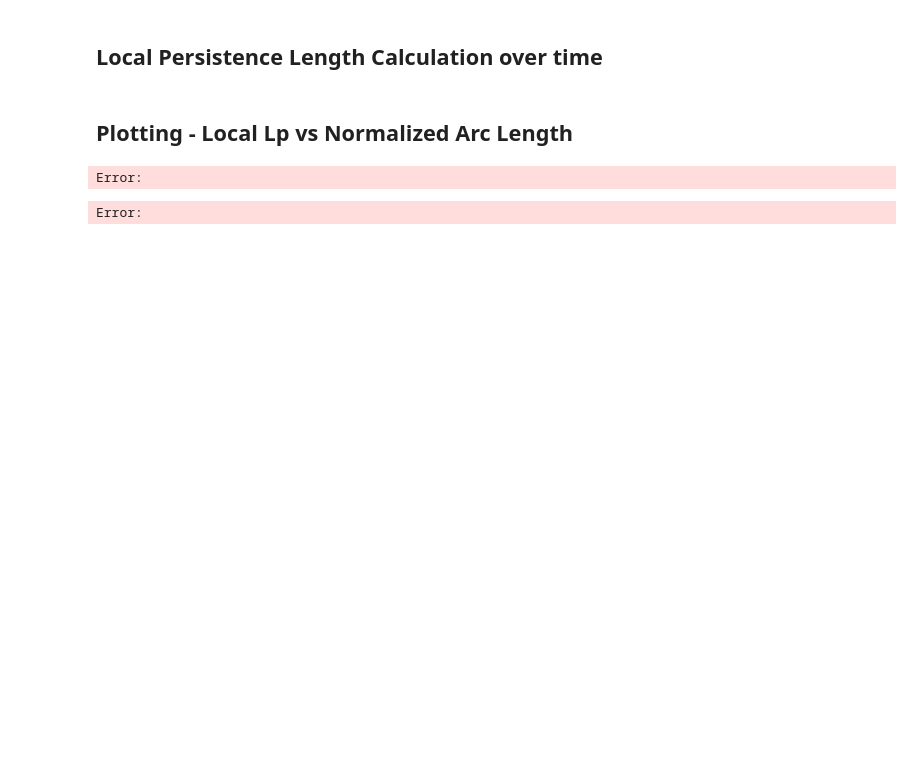
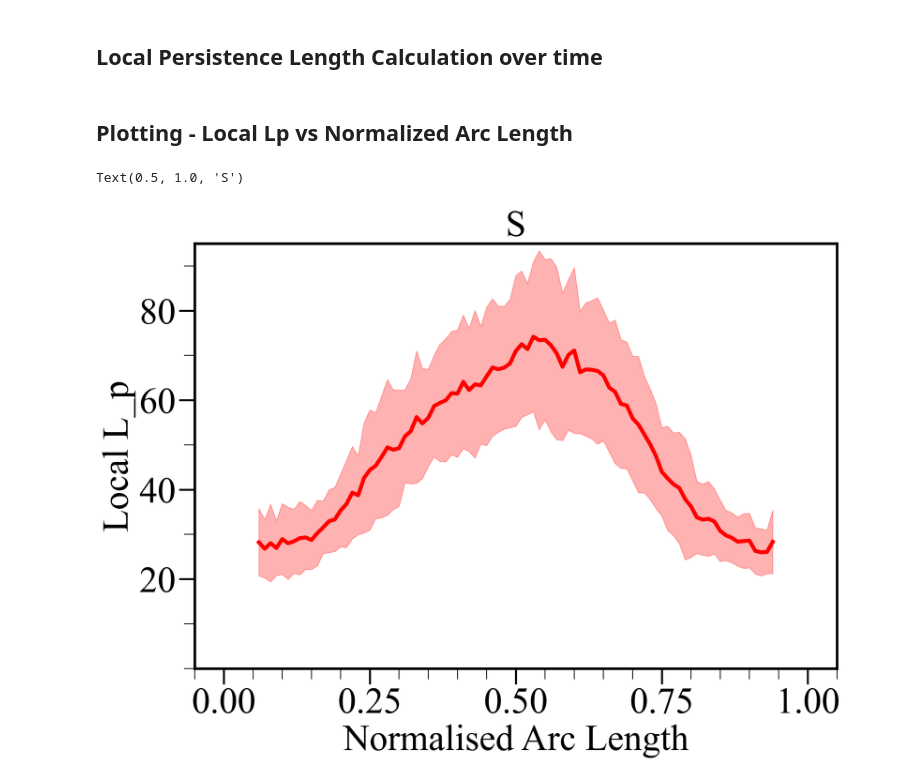
Before and after one commit to DyNaMo-INSERM/PyDyCoil, a Jupyter notebook: local_lp.ipynb, the cells around one changed output. Cells and saved outputs as stored; diff of their text form; code cells hidden in the pictures; blank space fills up the shorter version.

```diff
--- a/local_lp.ipynb
+++ b/local_lp.ipynb
@@ -92,26 +91,26 @@ df_lp = df_lp.round({ 'avg_arc_l_win_fil_1': 2})
 # %%
 # Configure plotting parameters
 plt_dict = {'font.size': 42.016808, 'lines.markersize': 14, 'figure.dpi': 300, 'lines.color': 'black',
             'xtick.major.size': 18, 'ytick.major.size': 18, 'xtick.minor.size': 12.15050424, 'ytick.minor.size': 12.15050424,
             'font.family': 'Times New Roman', 'axes.linewidth': 3,
             'xtick.major.width': 2.25, 'ytick.major.width': 2.25, 'xtick.minor.width': 1, 'ytick.minor.width': 1, 'xtick.minor.visible': True}
 plt.rcParams.update(plt_dict)
 plt.rcParams['figure.figsize'] = [13.206, 8.791]
 
 # Define column names for plotting
 norm_s_name = 'avg_arc_l_win_fil_1'  # Normalized arc length column
 config_name = df_lp['config_label'].iloc[0]  # Configuration label
 
 plt.figure();ax = plt.gca()
 
 #Plot local Lp with colored SEM error bars
 do_LP_colred_SEM(df_lp, norm_s_name,
                     bool_file_by_file=False, name=config_name, ax_passed=ax, plt_dict=None)
 
 # Set axis labels and title
 ax.set_xlabel("Normalised Arc Length", fontsize=plt_dict['font.size'])
 ax.set_ylabel("Local L_p", fontsize=plt_dict['font.size'])
-ax.set_title(file_label, fontsize=plt_dict['font.size'])
+ax.set_title(config_name, fontsize=plt_dict['font.size'])
 # %% [output]
-Error:
+Text(0.5, 1.0, 'S')
-Error:
+[figure, added]
```
Also changed, not shown: parts of 1 cell of this notebook, 2 other files.
